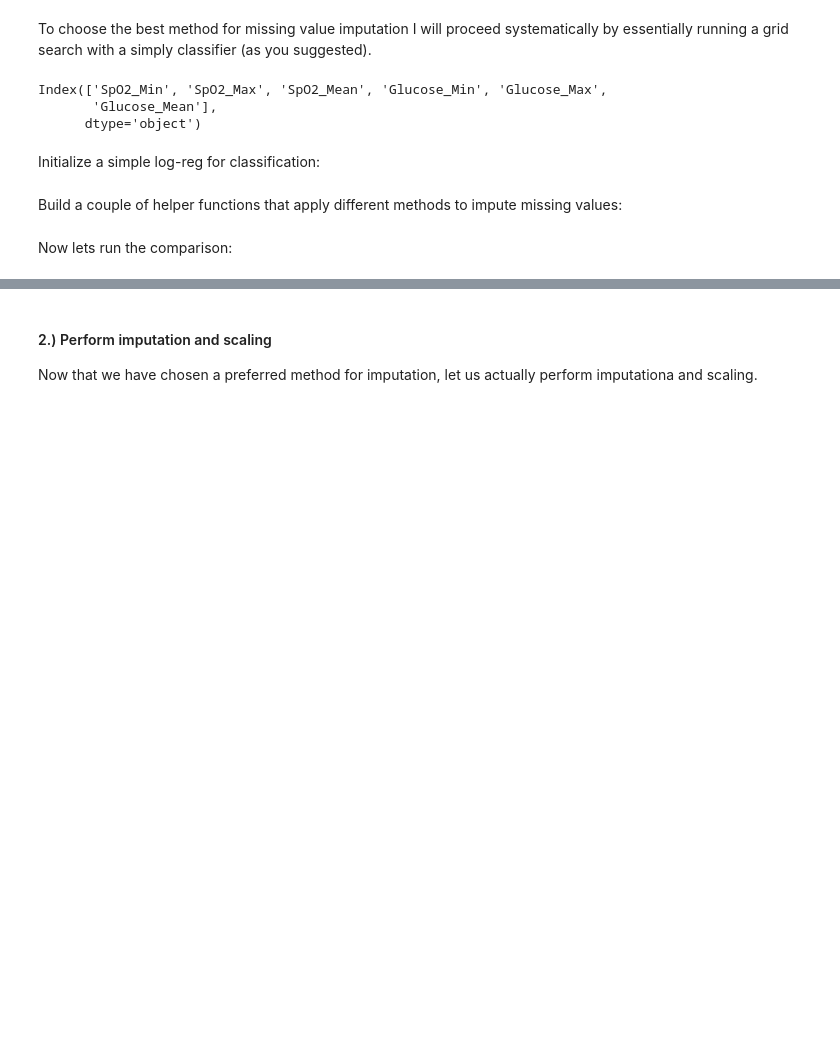
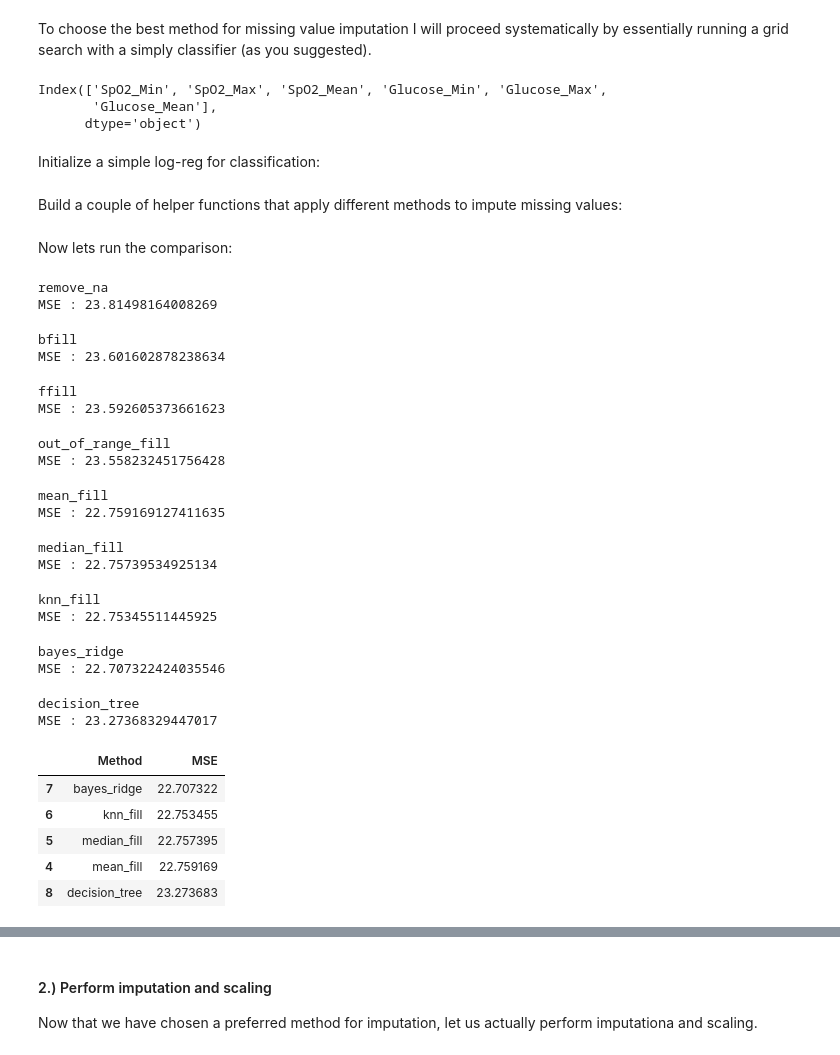
Before and after one commit to pat-alt/gradientBoostingAndEnsembles, a Jupyter notebook: preproc.ipynb, the cells around one changed output, grey strips where cells are left out. Saved outputs shown, nothing was run; the diff lists cells and outputs as text; code cells hidden in the pictures; blank space fills up the shorter version.

```diff
--- a/preproc.ipynb
+++ b/preproc.ipynb
@@ -443,8 +460,8 @@ Index(['SpO2_Min', 'SpO2_Max', 'SpO2_Mean', 'Glucose_Min', 'Glucose_Max',
 Initialize a simple log-reg for classification:
 # %%
 # Simple log-reg for classification
-from sklearn.linear_model import LogisticRegression
-lregr = LogisticRegression(fit_intercept=True, solver='liblinear', max_iter=500)
+from sklearn.linear_model import LinearRegression
+lregr = LinearRegression()
 # %% [markdown]
 Build a couple of helper functions that apply different methods to impute missing values:
 # %%
@@ -575,20 +584,45 @@ Now lets run the comparison:
 # %%
 methods = {
     'remove_na': remove_na,
     'bfill': bfill,
     'ffill': ffill,
     'out_of_range_fill': out_of_range_fill,
     'mean_fill': mean_fill,
     'median_fill': median_fill,
     'knn_fill': knn_fill,
     'bayes_ridge': bayes_ridge,
     'decision_tree': decision_tree
     #'extra_tree': extra_tree, # took too long
     # 'knn_iter': knn_iter # took too long
 }
-#results, X_filled = compare_methods(lregr, methods, X_train, X_test, y_train, numbers=numbers, categ=categ, multi_cat= multi_cat)
-#results_df=pd.DataFrame(results)
-#results_df.columns=['Method','f1_score']
-#results_df= results_df.sort_values(by='f1_score', ascending=False)
-#results_df.head()
+results, X_filled = compare_methods(lregr, methods, X_train, X_test, y_train, numbers=numbers, categ=categ, multi_cat= multi_cat)
+results_df=pd.DataFrame(results)
+results_df.columns=['Method','MSE']
+results_df= results_df.sort_values(by='MSE', ascending=True)
+results_df.head()
+# %% [output]
+remove_na
+MSE : 23.81498164008269
+bfill
+MSE : 23.601602878238634
+ffill
+MSE : 23.592605373661623
+out_of_range_fill
+MSE : 23.558232451756428
+mean_fill
+MSE : 22.759169127411635
+median_fill
+MSE : 22.75739534925134
+knn_fill
+MSE : 22.75345511445925
+bayes_ridge
+MSE : 22.707322424035546
+decision_tree
+MSE : 23.27368329447017
+|  | Method | MSE |
+| 7 | bayes_ridge | 22.707322 |
+| 6 | knn_fill | 22.753455 |
+| 5 | median_fill | 22.757395 |
+| 4 | mean_fill | 22.759169 |
+| 8 | decision_tree | 23.273683 |
 # %%
```
Also changed, not shown: parts of 18 cells of this notebook, 11 other files.
